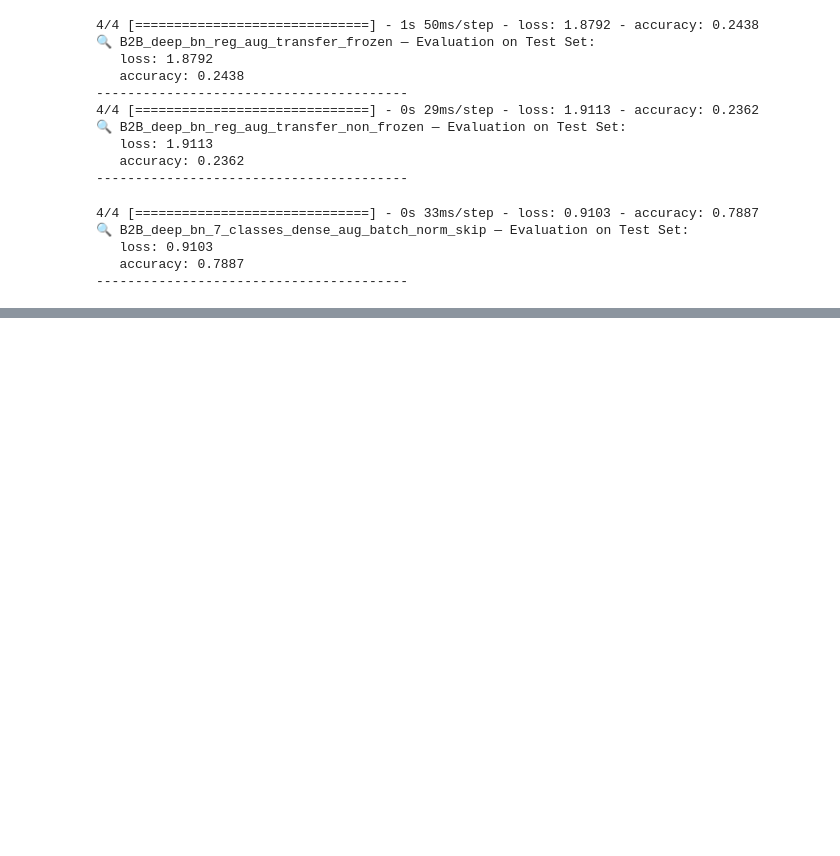
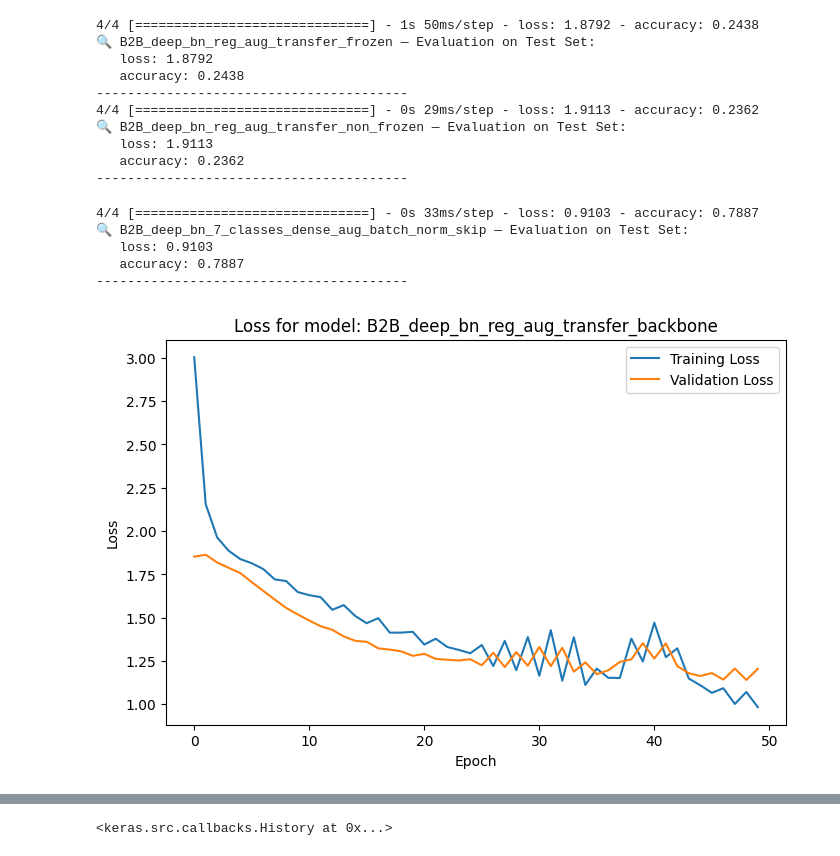
Before and after one commit to MocanuPaulC/DL-assignment, a Jupyter notebook: part_2/training.ipynb, the cells around one changed output, grey strips where cells are left out. Drawn from its saved outputs; the diff is of its cells as text; code cells hidden in the pictures; blank space fills up the shorter version.

Commit message:
some progress on backbone and some more tries on the autoencoder

```diff
--- a/part_2/training.ipynb
+++ b/part_2/training.ipynb
@@ -580,3 +608,14 @@ default_args = {
 }
 
 cfg_full={**default_args, **configs[0]}
+# %%
+from tensorflow.keras.applications import MobileNetV2
+
+backbone = MobileNetV2(include_top=False, weights='imagenet', input_shape=(192,192,3))
+backbone.trainable = False
+model = build_transfer_model_from_autoencoder(backbone, cfg_full,num_classes=7)
+
+
+model.compile(optimizer='adam', loss="categorical_crossentropy", metrics=["accuracy"])
+
+cfg_full["model"]=model
@@ -582,0 +646,32 @@ cfg_full={**default_args, **configs[0]}
+# %%
+
+
+# Add custom head
+model = models.Sequential([
+    backbone,
+    layers.GlobalAveragePooling2D(),
+    layers.Dense(512, activation='relu'),
+    # layers.BatchNormalization(),
+    # layers.Dropout(0.5),
+    layers.Dense(256, activation='relu'),
+    # layers.BatchNormalization(),
+    # layers.Dropout(0.5),
+    layers.Dense(128, activation='relu'),
+    # layers.BatchNormalization(),
+    # layers.Dropout(0.5),
+    layers.Dense(7, activation='softmax')  # use 'sigmoid' if multi-label
+])
+
+callbacks=[]
+callbacks.append(LiveLossPlot(model_name=model_name))
+
+model.compile(
+    optimizer='adam',
+    loss='categorical_crossentropy',  # or 'binary_crossentropy' for binary/multi-label
+    metrics=['accuracy']
+)
+
+model.fit(train_block_1_dataset_raw,
+    validation_data=val_block_1_dataset, epochs=50,callbacks=callbacks)
+# %% [output]
+[figure, added]
@@ -583 +679,2 @@ cfg_full={**default_args, **configs[0]}
+<keras.src.callbacks.History at 0x...>
 # %%
```
Also changed, not shown: parts of 8 cells of this notebook, 6 other files.
